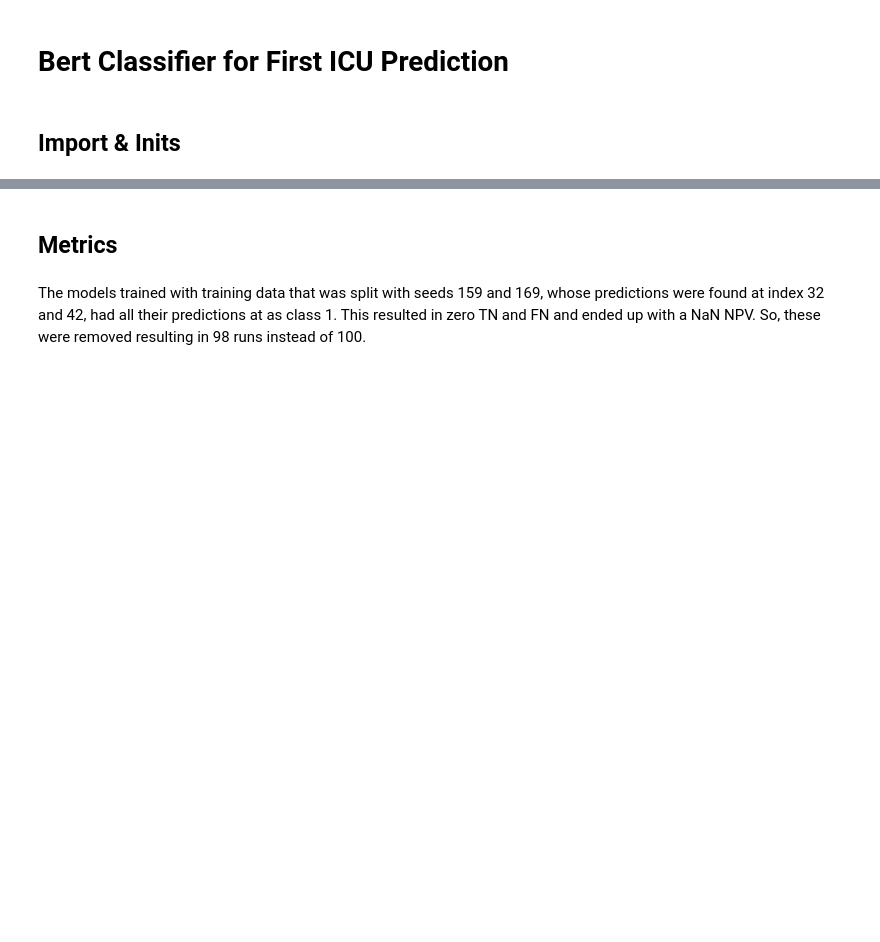
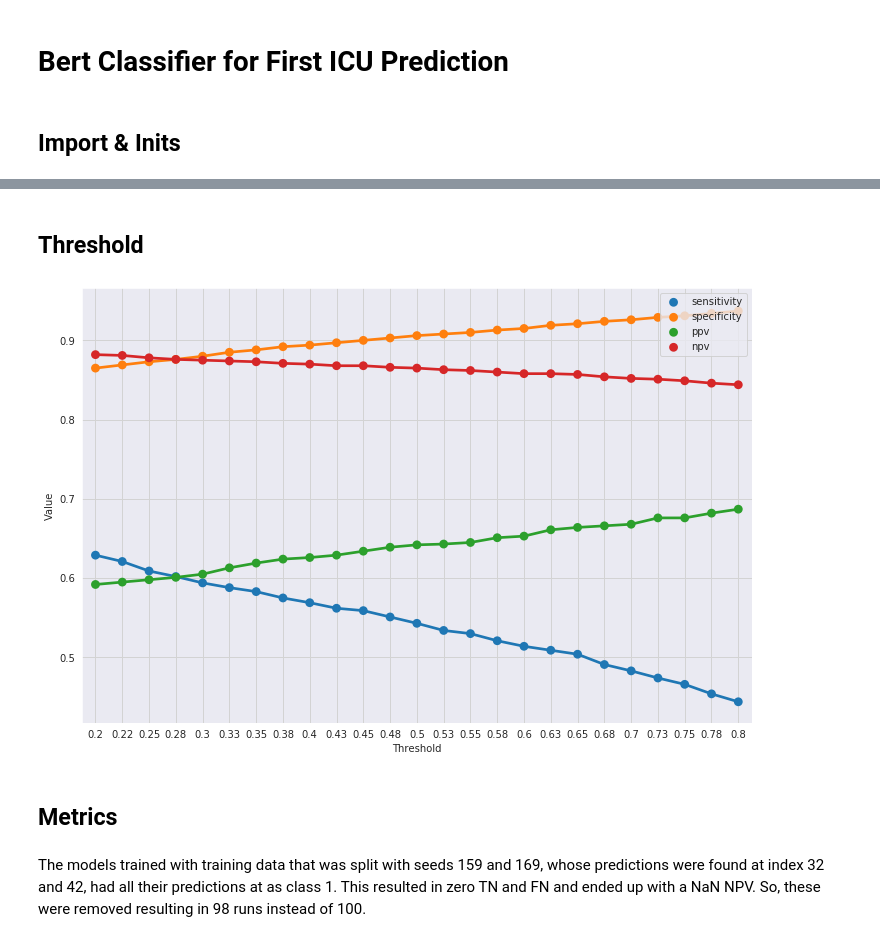
Before and after one commit to sudarshan85/imminent-adm-mimic, a Jupyter notebook: bert/bert_classifier.ipynb, the cells around one changed output, grey strips where cells are left out. Cells and saved outputs as stored; diff of their text form; code cells hidden in the pictures; blank space fills up the shorter version.

Commit message:
New threshold

```diff
--- a/bert/bert_classifier.ipynb
+++ b/bert/bert_classifier.ipynb
@@ -46,6 +46,20 @@ vars(args)
  'num_labels': 1,
  'labels': [0, 1],
  'n_gpu': 4}
+# %% [markdown]
+## Threshold
+# %%
+with open(args.workdir/'one_run_preds.pkl', 'rb') as f:
+  targs = pickle.load(f)
+  preds = pickle.load(f)
+  probs = pickle.load(f)
+# %%
+targ,pred,prob = targs[0],preds[0],probs[0]
+# %%
+fig, ax = plt.subplots(figsize=(12,8))
+plot_thresh_range(ax, targ, prob, 0.2, 0.8, 25)
+# %% [output]
+[figure, added]
 # %% [markdown]
 ## Metrics
 # %% [markdown]
```
Also changed, not shown: parts of 4 cells of this notebook, 2 other files.
